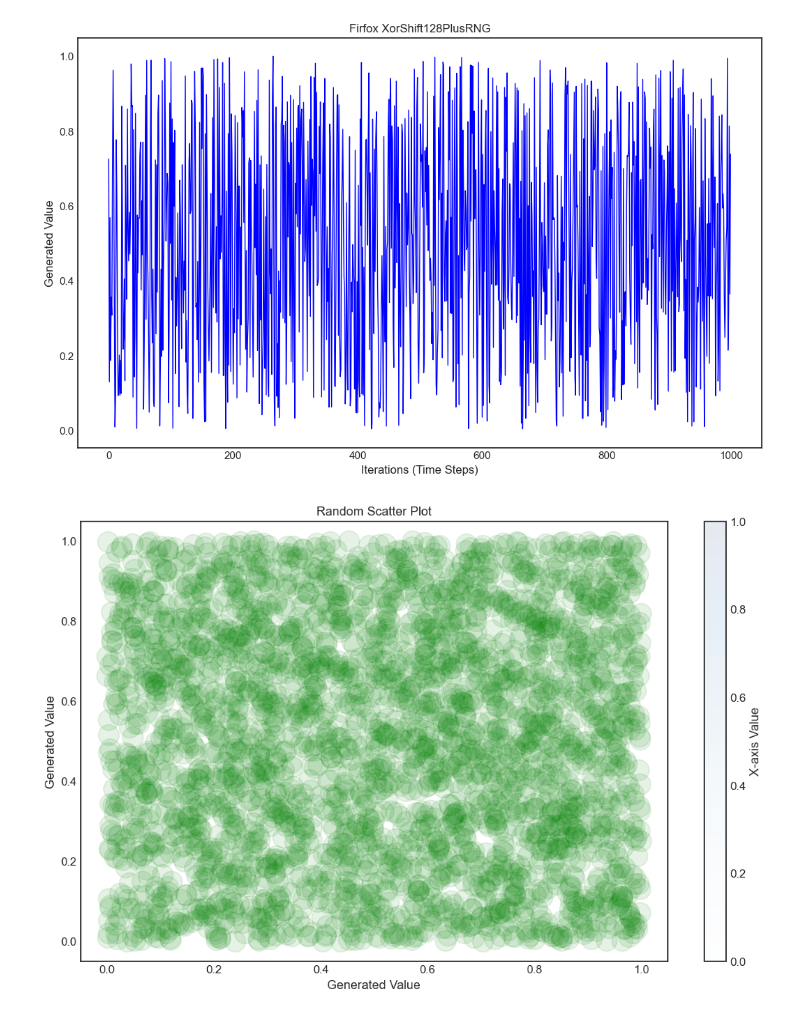
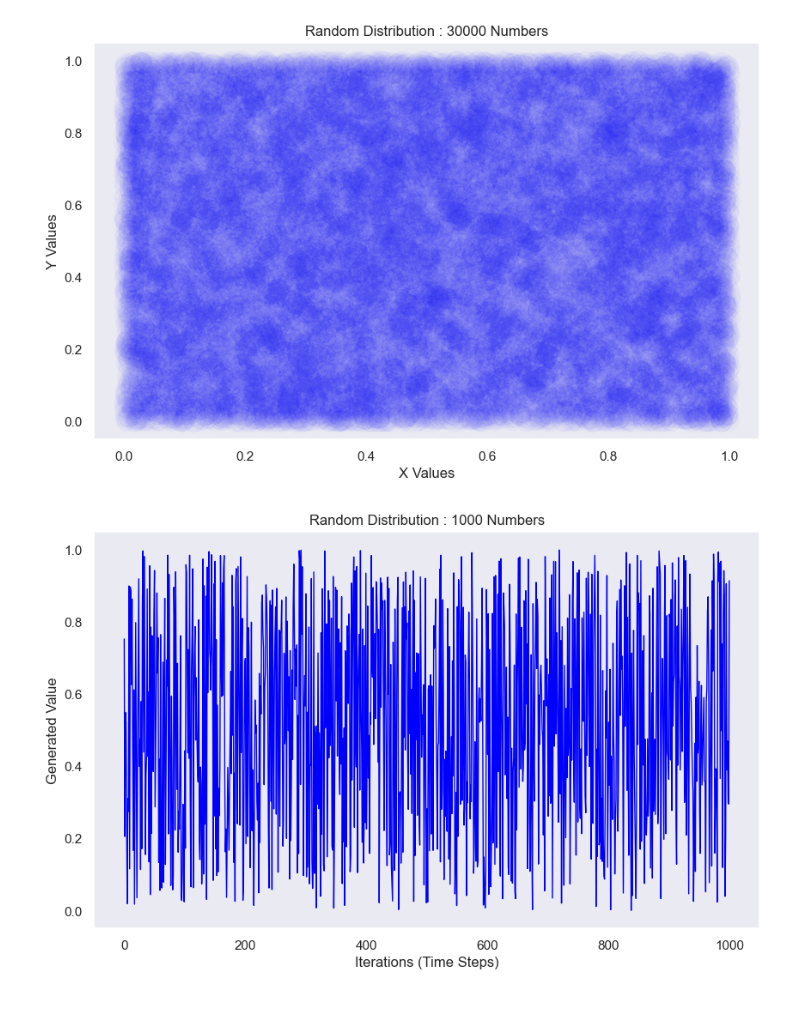
Before and after one commit to matthewoestreich/FirefoxXorShift128PlusRNG, a Jupyter notebook: random_distribution.ipynb, the cells around one changed output. Saved outputs shown, nothing was run; the diff lists cells and outputs as text; code cells hidden in the pictures.

```diff
--- a/random_distribution.ipynb
+++ b/random_distribution.ipynb
@@ -7,3 +10,10 @@ import seaborn as sns
 import pandas as pd
 import matplotlib.pyplot as plt
 import XorShift128PlusRNG
+
+xorshiftp = XorShift128PlusRNG.FirefoxXorShift128PlusRNG(4412470881888093692, 8243466694241266509)
+cached_data_30k = [xorshiftp.nextDouble() for _ in range(30000)]
+
+def generate_title(num_items):
+    default_graph_title = "Random Distribution"
+    return default_graph_title + " : " + str(num_items) + " Numbers"
@@ -22,33 +85,26 @@ plt.show()
 # %%
+num_items = 30000
+x_data = cached_data_30k
+y_data = [xorshiftp.nextDouble() for _ in range(num_items)]
+
 plt.figure(figsize=(10, 6))
-plt.plot(range(1000), [xorshiftp.nextDouble() for _ in range(1000)], color='blue', lw=1)
-plt.title("Firfox XorShift128PlusRNG")
-plt.xlabel("Iterations (Time Steps)")
-plt.ylabel("Generated Value")
-plt.grid(True)
-# Save as static image (Optional)
-plt.savefig("xorshift_output.png")
+scatter = plt.scatter(x_data, y_data, s=300, color="blue", alpha=0.01)
+plt.title(generate_title(num_items))
+plt.xlabel("X Values")
+plt.ylabel("Y Values")
 plt.grid(False)
-# Show the plot
 plt.show()
 # %% [output]
-[figure, old version]
+[figure, new version]
 # %%
-num_iterations = 3000
-
-x = []
-y = []
-for i in range(num_iterations):
-    x.append(xorshiftp.nextDouble())
-    y.append(xorshiftp.nextDouble())
+num_items = 1000
 
 plt.figure(figsize=(10, 6))
-scatter = plt.scatter(x, y, s=400, color="green", alpha=0.1)
-plt.colorbar(scatter, label='X-axis Value')
-plt.title("Random Scatter Plot")
-plt.xlabel("Generated Value")
+plt.plot(range(num_items), cached_data_30k[:num_items], color='blue', lw=1)
+plt.title(generate_title(num_items))
+plt.xlabel("Iterations (Time Steps)")
 plt.ylabel("Generated Value")
 plt.grid(False)
 plt.show()
 # %% [output]
-[figure, old version]
+[figure, new version]
```
Also changed, not shown: parts of 3 cells of this notebook, 1 other file.
